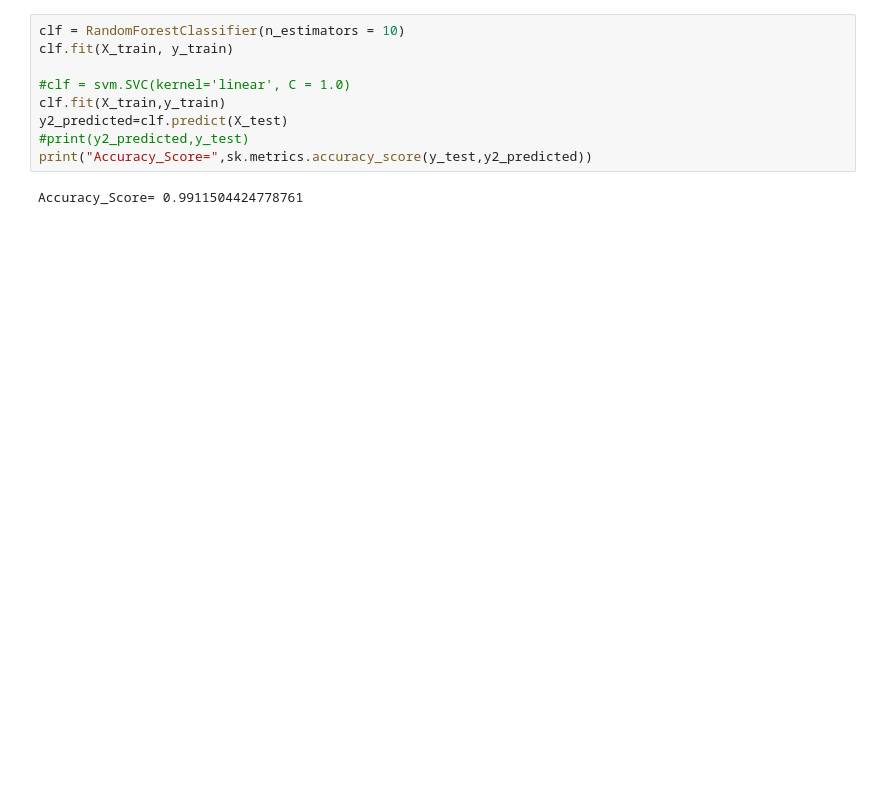
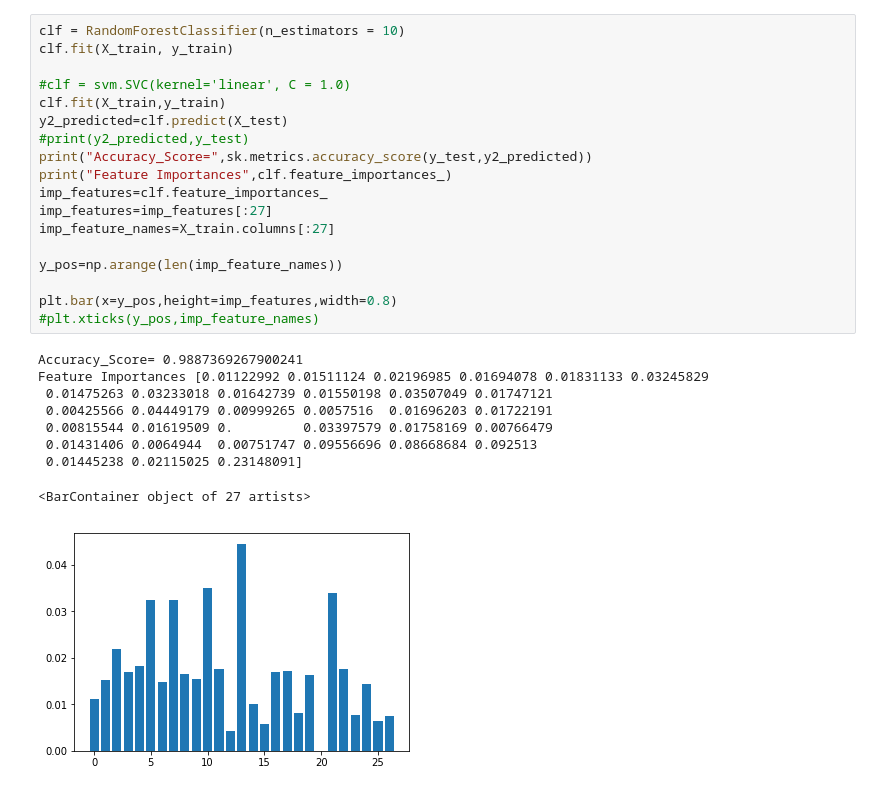
Before and after one commit to dhirensr/steel_fault_detection, a Jupyter notebook: steel_data_analysis.ipynb, the cells around one changed output. Drawn from its saved outputs; the diff is of its cells as text; blank space fills up the shorter version.

Commit message:
Feature importances Random Forest classifier bar  plot to identify importance of features

```diff
--- a/steel_data_analysis.ipynb
+++ b/steel_data_analysis.ipynb
@@ -54,14 +54,31 @@ X_train, X_test, y_train, y_test = train_test_split(df.iloc[:,:-1], df['Class'],
 # %%
 clf = RandomForestClassifier(n_estimators = 10)
 clf.fit(X_train, y_train)
 
 #clf = svm.SVC(kernel='linear', C = 1.0)
 clf.fit(X_train,y_train)
 y2_predicted=clf.predict(X_test)
 #print(y2_predicted,y_test)
 print("Accuracy_Score=",sk.metrics.accuracy_score(y_test,y2_predicted))
+print("Feature Importances",clf.feature_importances_)
+imp_features=clf.feature_importances_
+imp_features=imp_features[:27]
+imp_feature_names=X_train.columns[:27]
+
+y_pos=np.arange(len(imp_feature_names))
+
+plt.bar(x=y_pos,height=imp_features,width=0.8)
+#plt.xticks(y_pos,imp_feature_names)
 # %% [output]
-Accuracy_Score= 0.9911504424778761
+Accuracy_Score= 0.9887369267900241
+Feature Importances [0.01122992 0.01511124 0.02196985 0.01694078 0.01831133 0.03245829
+ 0.01475263 0.03233018 0.01642739 0.01550198 0.03507049 0.01747121
+ 0.00425566 0.04449179 0.00999265 0.0057516  0.01696203 0.01722191
+ 0.00815544 0.01619509 0.         0.03397579 0.01758169 0.00766479
+ 0.01431406 0.0064944  0.00751747 0.09556696 0.08668684 0.092513
+ 0.01445238 0.02115025 0.23148091]
+<BarContainer object of 27 artists>
+[figure, added]
 # %%
 
 clf = LogisticRegression()
```
Also changed, not shown: parts of 7 cells of this notebook.
